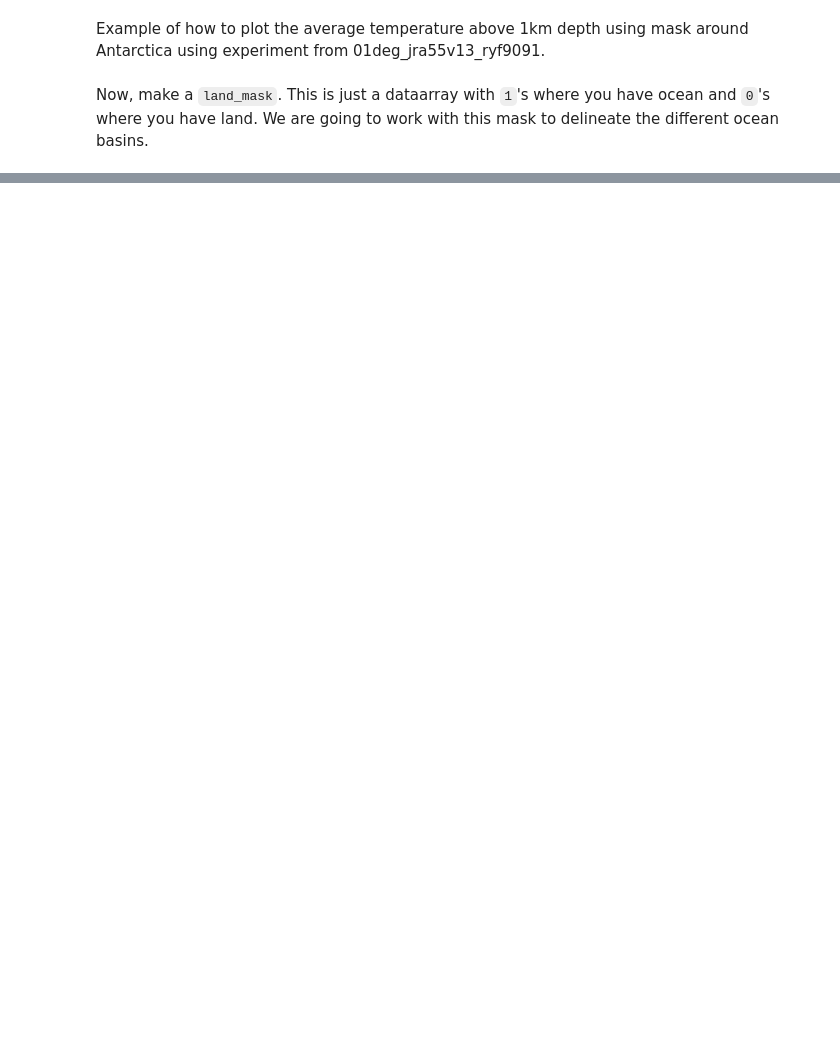
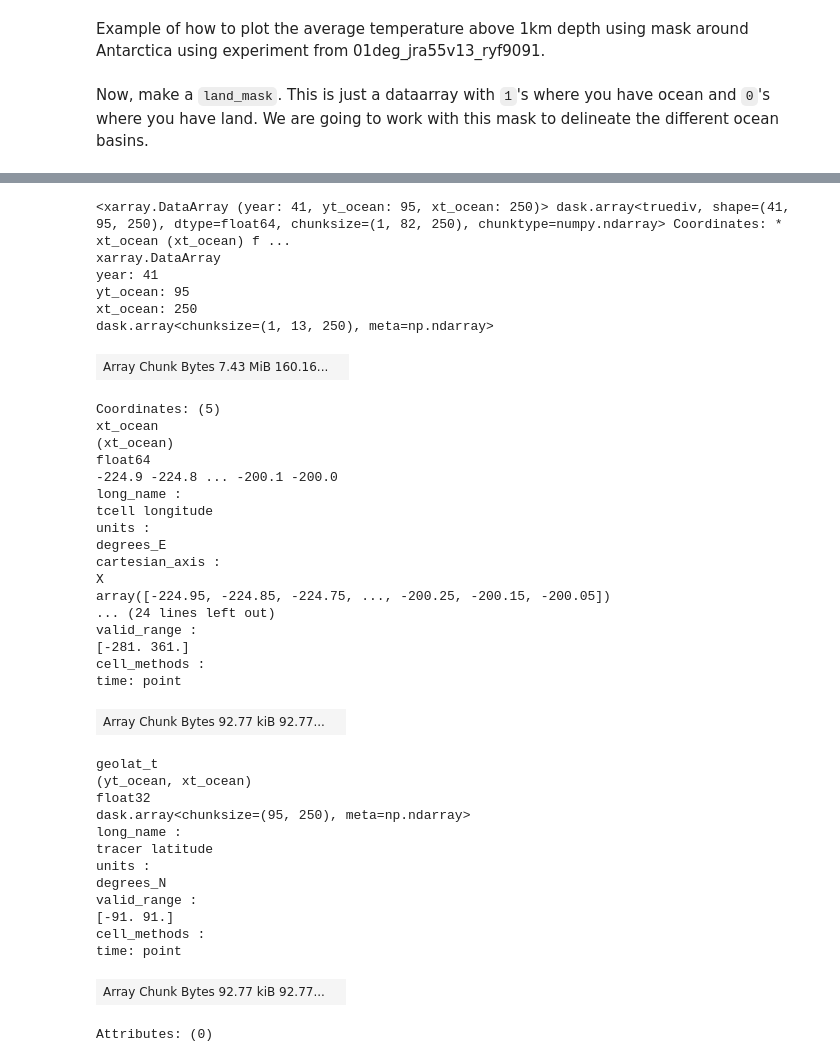
Before and after one commit to Renzo101/Research-Project, a Jupyter notebook: 03_Plotting Average S using 0.1 degree experiment practice for 40 yrs.ipynb, the cells around one changed output, grey strips where cells are left out. Drawn from its saved outputs; the diff is of its cells as text; code cells hidden in the pictures; blank space fills up the shorter version.

```diff
--- a/03_Plotting Average S using 0.1 degree experiment practice for 40 yrs.ipynb
+++ b/03_Plotting Average S using 0.1 degree experiment practice for 40 yrs.ipynb
@@ -211,0 +300,42 @@ plt.legend(loc='upper right', frameon=False, fontsize=10)
+# %%
+salt_st_shelf_Mertz_weighted
+# %% [output]
+<xarray.DataArray (year: 41, yt_ocean: 95, xt_ocean: 250)> dask.array<truediv, shape=(41, 95, 250), dtype=float64, chunksize=(1, 82, 250), chunktype=numpy.ndarray> Coordinates: * xt_ocean (xt_ocean) f ...
+xarray.DataArray
+year: 41
+yt_ocean: 95
+xt_ocean: 250
+dask.array<chunksize=(1, 13, 250), meta=np.ndarray>
+| Array Chunk Bytes 7.43 MiB 160.16... |  |
+Coordinates: (5)
+xt_ocean
+(xt_ocean)
+float64
+-224.9 -224.8 ... -200.1 -200.0
+long_name :
+tcell longitude
+units :
+degrees_E
+cartesian_axis :
+X
+array([-224.95, -224.85, -224.75, ..., -200.25, -200.15, -200.05])
+... (24 lines left out)
+valid_range :
+[-281. 361.]
+cell_methods :
+time: point
+| Array Chunk Bytes 92.77 kiB 92.77... |  |
+geolat_t
+(yt_ocean, xt_ocean)
+float32
+dask.array<chunksize=(95, 250), meta=np.ndarray>
+long_name :
+tracer latitude
+units :
+degrees_N
+valid_range :
+[-91. 91.]
+cell_methods :
+time: point
+| Array Chunk Bytes 92.77 kiB 92.77... |  |
+Attributes: (0)
```
Also changed, not shown: parts of 19 cells of this notebook, 4 other files.
